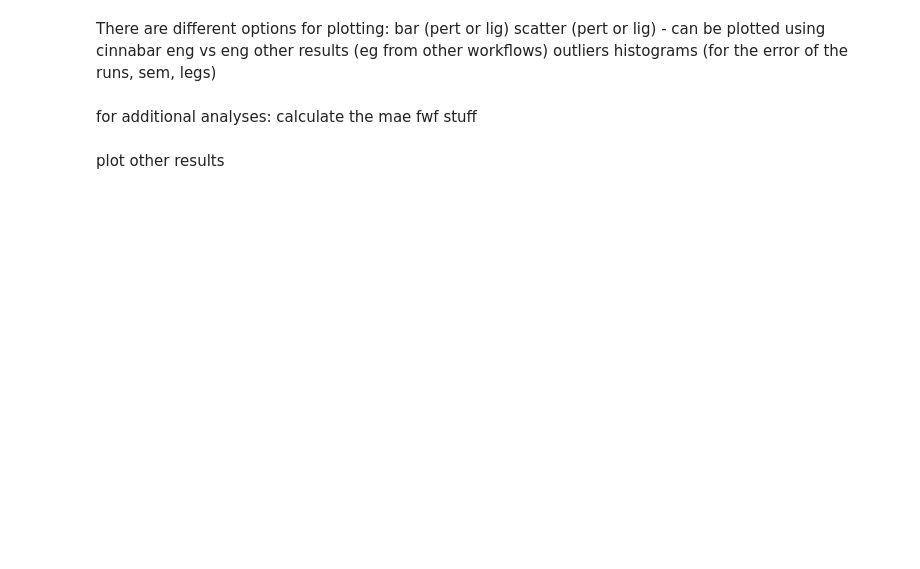
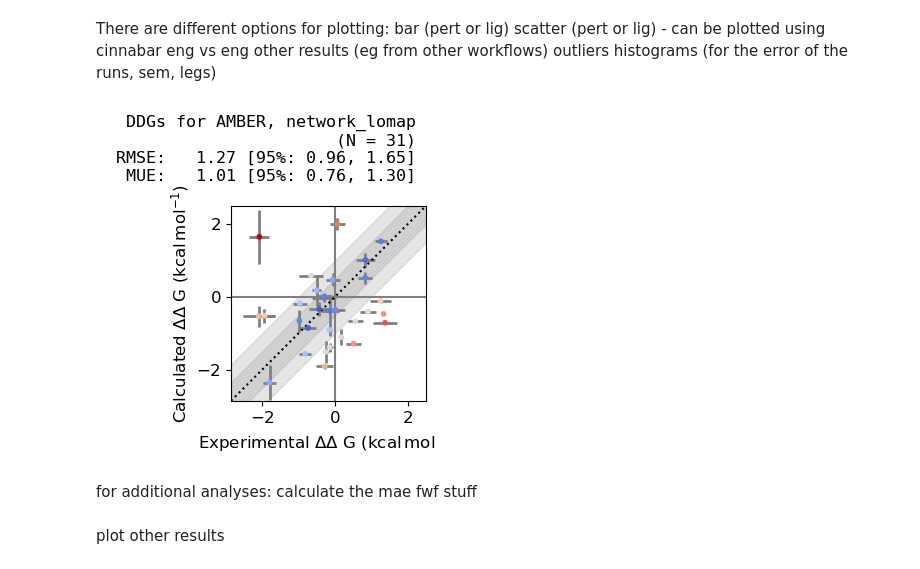
Before and after one commit to annamherz/code, a Jupyter notebook: notebooks/analysis_notebook.ipynb, the cells around one changed output. Cells and saved outputs as stored; diff of their text form; code cells hidden in the pictures; blank space fills up the shorter version.

```diff
--- a/notebooks/analysis_notebook.ipynb
+++ b/notebooks/analysis_notebook.ipynb
@@ -60,6 +92,10 @@ eng vs eng
 other results (eg from other workflows)
 outliers
 histograms (for the error of the runs, sem, legs)
+# %%
+all_analysis_object.plot_scatter_pert(use_cinnabar=True, engine="AMBER")
+# %% [output]
+[figure, added]
 # %%
 # bar
 all_analysis_object.plot_bar_lig()
```
Also changed, not shown: parts of 9 cells of this notebook, 3 other files.
